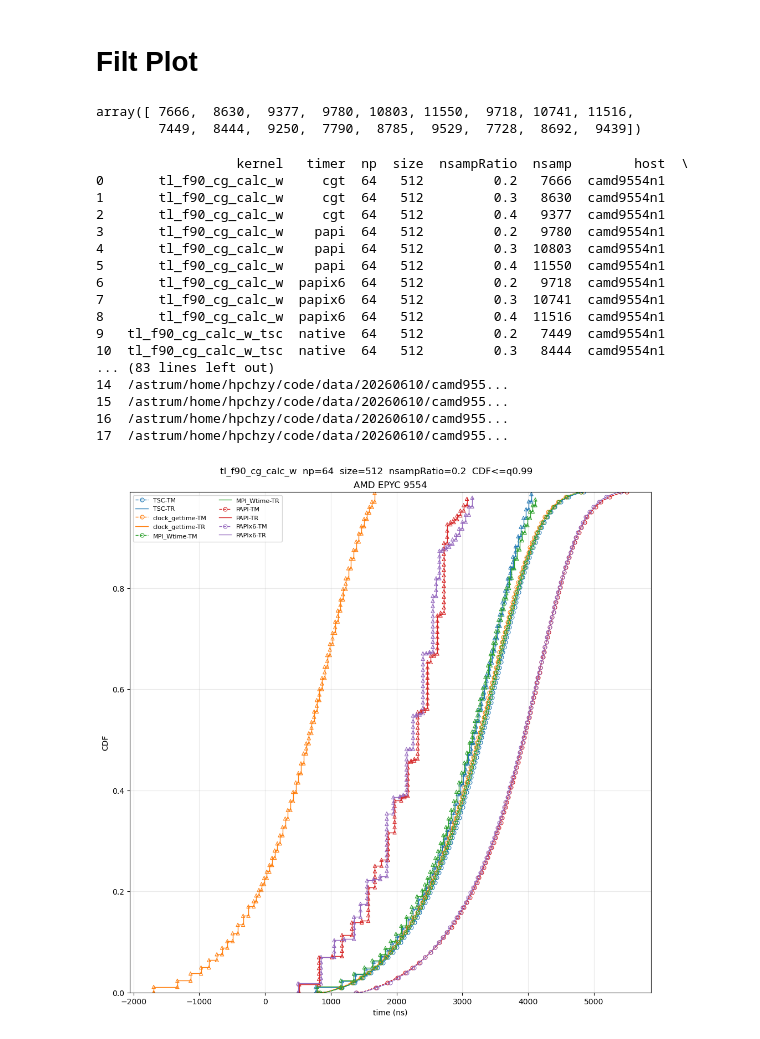
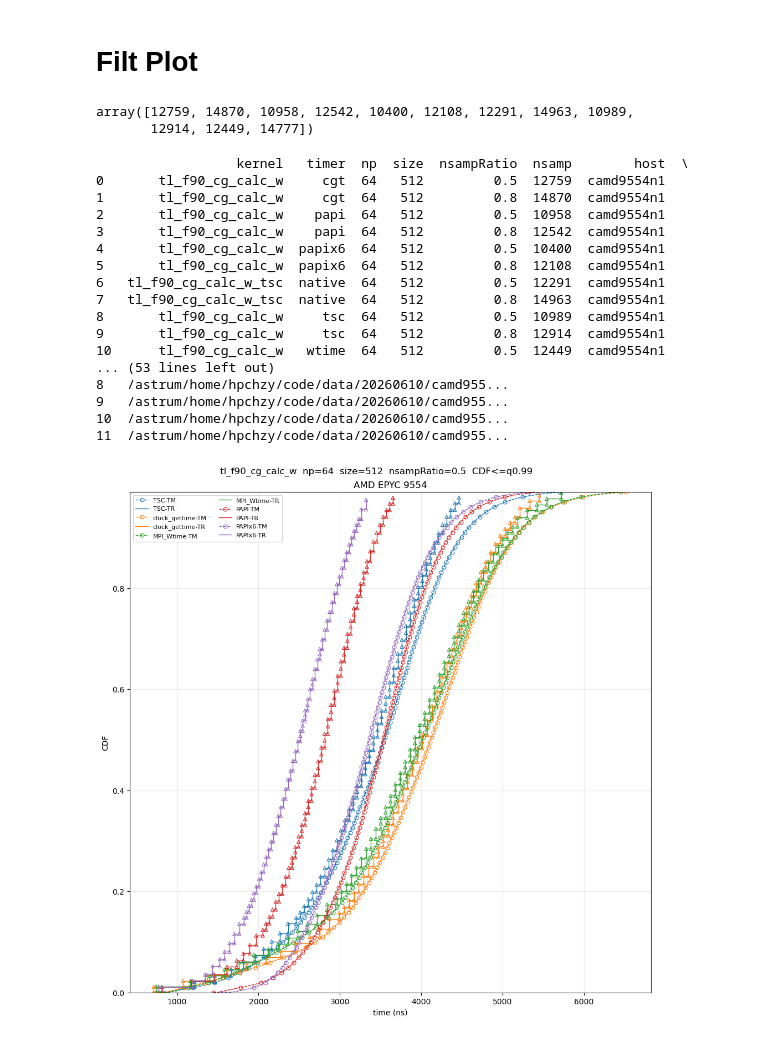
Before and after one commit to HunterHan/TacVar, a Jupyter notebook: stencil/plot_entry_filt.0608.ipynb, the cells around one changed output. Cells and saved outputs as stored; diff of their text form; code cells hidden in the pictures.

Commit message:
chore: save experimental changes before data analysis

```diff
--- a/stencil/plot_entry_filt.0608.ipynb
+++ b/stencil/plot_entry_filt.0608.ipynb
@@ -27,7 +27,9 @@ DATA_FOLDERS = [
     # Path("/astrum/home/hpchzy/code/data/20260610/camd9554n1/output_filt/20260610-110357/"), # PAPI去掉init，papi看起来对了，但cgt不对
 
     # Path("/astrum/home/hpchzy/code/data/20260610/camd9554n1/output_filt/20260610-111224/"), # 加了prewarmup，cgt还是不对
-    Path("/astrum/home/hpchzy/code/data/20260610/camd9554n1/output_filt/20260610-112156/"), # ratio,0.2,0.3,0.4,加了prewarmup，cgt还是不对
+    # Path("/astrum/home/hpchzy/code/data/20260610/camd9554n1/output_filt/20260610-112156/"), # ratio,0.2,0.3,0.4,加了prewarmup，cgt还是不对
+    Path("/astrum/home/hpchzy/code/data/20260610/camd9554n1/output_filt/20260610-180122/"), # cgt还是不对，sub_loop给noinline了还是不对
+
 
 
 
@@ -307,11 +305,11 @@ plt.show()
 # %%
 entries['nsamp'].unique()
 # %% [output]
-array([ 7666,  8630,  9377,  9780, 10803, 11550,  9718, 10741, 11516,
-        7449,  8444,  9250,  7790,  8785,  9529,  7728,  8692,  9439])
+array([12759, 14870, 10958, 12542, 10400, 12108, 12291, 14963, 10989,
+       12914, 12449, 14777])
 # %%
 # entries_plot = entries[(entries['size'] == 2048) & (entries['timer'] != 'likwid')]
-entries_plot = entries[(entries['size'] != '2048') & (entries['timer'] != 'likwid') & (entries['nsampRatio'].isin([0.2, 0.3, 0.4]))]
+entries_plot = entries[(entries['size'] != '2048') & (entries['timer'] != 'likwid')]
 
 print(entries_plot)
 
@@ -353,47 +351,47 @@ for (kernel, np_val, size, nsamp_ratio), group_all in entries_plot.groupby(['ker
                 tr_marker_x.extend([ns_i] * nmark)
                 tr_marker_y.extend(np.linspace(y0, y1, nmark))
 
             ax.step(tm_x, tm_y, label=f'{label}-TM', color=color, linestyle='--', linewidth=1.0, where='post', marker='.', markevery=tm_markevery, markersize=10, markerfacecolor='none', markeredgewidth=0.8)
             ax.plot(tr_x, tr_y, label=f'{label}-TR', color=color, linestyle='-', linewidth=1.0)
             ax.scatter(tr_marker_x, tr_marker_y, color=color, marker='^', s=20, linewidths=0.8, facecolor='none')
 
         ax.set_title(f"{HOST_LABELS.get(host, host)}")
         ax.set_xlabel('time (ns)')
         ax.set_ylim(0, QUANTILE_DROP)
         ax.grid(True, alpha=0.28)
         ax.legend(ncol=2, fontsize=8)
 
     xlims = [ax.get_xlim() for ax in axes]
     xlim = (min(lo for lo, hi in xlims), max(hi for lo, hi in xlims))
     for ax in axes:
         ax.set_xlim(xlim)
         ax.set_ylim(0, QUANTILE_DROP)
 
     axes[0].set_ylabel('CDF')
     fig.suptitle(f'{KERNEL_LABELS.get(kernel, kernel)}  np={np_val}  size={size}  nsampRatio={nsamp_ratio}  CDF<=q{QUANTILE_DROP}')
 
     if SAVE_FIG:
         out = OUT_DIR / f'{kernel}_np{np_val}_size{size}_ratio{nsamp_ratio}_tm_tr_by_host.png'
         fig.savefig(out, dpi=220, bbox_inches='tight')
         print(out)
 
     plt.show()
 # %% [output]
                   kernel   timer  np  size  nsampRatio  nsamp        host  \
-0       tl_f90_cg_calc_w     cgt  64   512         0.2   7666  camd9554n1
-1       tl_f90_cg_calc_w     cgt  64   512         0.3   8630  camd9554n1
-2       tl_f90_cg_calc_w     cgt  64   512         0.4   9377  camd9554n1
-3       tl_f90_cg_calc_w    papi  64   512         0.2   9780  camd9554n1
-4       tl_f90_cg_calc_w    papi  64   512         0.3  10803  camd9554n1
-5       tl_f90_cg_calc_w    papi  64   512         0.4  11550  camd9554n1
-6       tl_f90_cg_calc_w  papix6  64   512         0.2   9718  camd9554n1
-7       tl_f90_cg_calc_w  papix6  64   512         0.3  10741  camd9554n1
-8       tl_f90_cg_calc_w  papix6  64   512         0.4  11516  camd9554n1
-9   tl_f90_cg_calc_w_tsc  native  64   512         0.2   7449  camd9554n1
-10  tl_f90_cg_calc_w_tsc  native  64   512         0.3   8444  camd9554n1
-... (83 lines left out)
-14  /astrum/home/hpchzy/code/data/20260610/camd955...
-15  /astrum/home/hpchzy/code/data/20260610/camd955...
-16  /astrum/home/hpchzy/code/data/20260610/camd955...
-17  /astrum/home/hpchzy/code/data/20260610/camd955...
+0       tl_f90_cg_calc_w     cgt  64   512         0.5  12759  camd9554n1
+1       tl_f90_cg_calc_w     cgt  64   512         0.8  14870  camd9554n1
+2       tl_f90_cg_calc_w    papi  64   512         0.5  10958  camd9554n1
+3       tl_f90_cg_calc_w    papi  64   512         0.8  12542  camd9554n1
+4       tl_f90_cg_calc_w  papix6  64   512         0.5  10400  camd9554n1
+5       tl_f90_cg_calc_w  papix6  64   512         0.8  12108  camd9554n1
+6   tl_f90_cg_calc_w_tsc  native  64   512         0.5  12291  camd9554n1
+7   tl_f90_cg_calc_w_tsc  native  64   512         0.8  14963  camd9554n1
+8       tl_f90_cg_calc_w     tsc  64   512         0.5  10989  camd9554n1
+9       tl_f90_cg_calc_w     tsc  64   512         0.8  12914  camd9554n1
+10      tl_f90_cg_calc_w   wtime  64   512         0.5  12449  camd9554n1
+... (53 lines left out)
+8   /astrum/home/hpchzy/code/data/20260610/camd955...
+9   /astrum/home/hpchzy/code/data/20260610/camd955...
+10  /astrum/home/hpchzy/code/data/20260610/camd955...
+11  /astrum/home/hpchzy/code/data/20260610/camd955...
-[figure, old version]
+[figure, new version]
```
Also changed, not shown: parts of 4 cells of this notebook, 7 other files.
